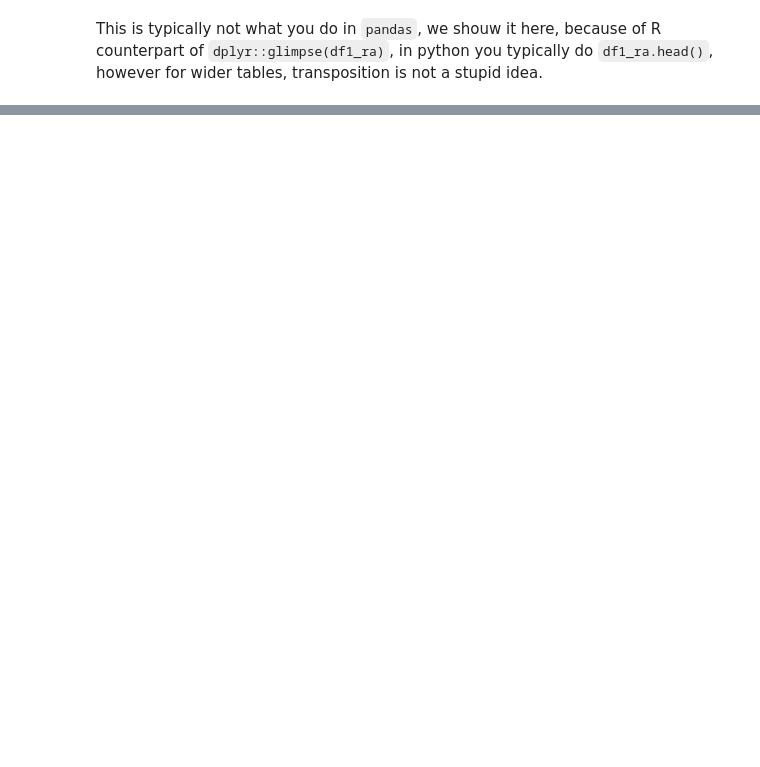
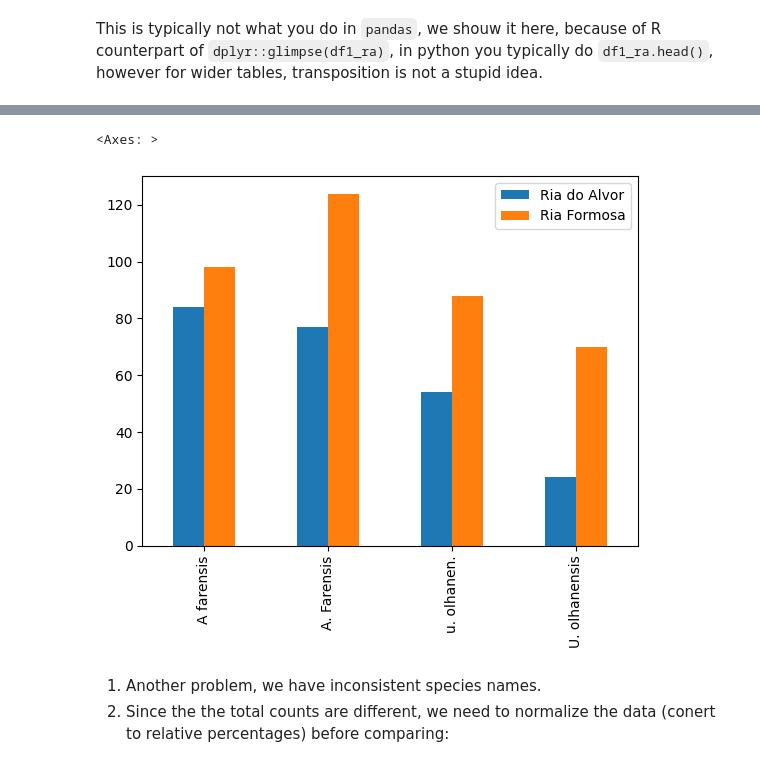
Before and after one commit to Py-ualg/2025-tidy-python, a Jupyter notebook: tutorials/nb1_raw_data.ipynb, the cells around one changed output, grey strips where cells are left out. Cells and saved outputs as stored; diff of their text form; code cells hidden in the pictures; blank space fills up the shorter version.

```diff
--- a/tutorials/nb1_raw_data.ipynb
+++ b/tutorials/nb1_raw_data.ipynb
@@ -140,0 +208,3 @@ array(['-', '?', 'female', 'male', nan, 'male or female', ' ', 'N/R'],
+# %%
+df1_rf.drop(columns='Unnamed: 0', inplace=True)
+df1_rf.info()
@@ -140,0 +251,6 @@ array(['-', '?', 'female', 'male', nan, 'male or female', ' ', 'N/R'],
+# %%
+s1 = df1_ra['species_name'].value_counts().rename('Ria do Alvor')
+s2 = df1_rf['species'].value_counts().rename('Ria Formosa')
+df = pd.concat([s1,s2],axis=1)
+#df.columns = ['Ria do Alvor', 'Ria Formosa']
+df
@@ -140,0 +263,8 @@ array(['-', '?', 'female', 'male', nan, 'male or female', ' ', 'N/R'],
+# %%
+df.plot(kind='bar')
+# %% [output]
+<Axes: >
+[figure, added]
+# %% [markdown]
+1. Another problem, we have inconsistent species names.
+2. Since the the total counts are different, we need to normalize the data (conert to relative percentages) before comparing:
```
Also changed, not shown: parts of 24 cells of this notebook.
